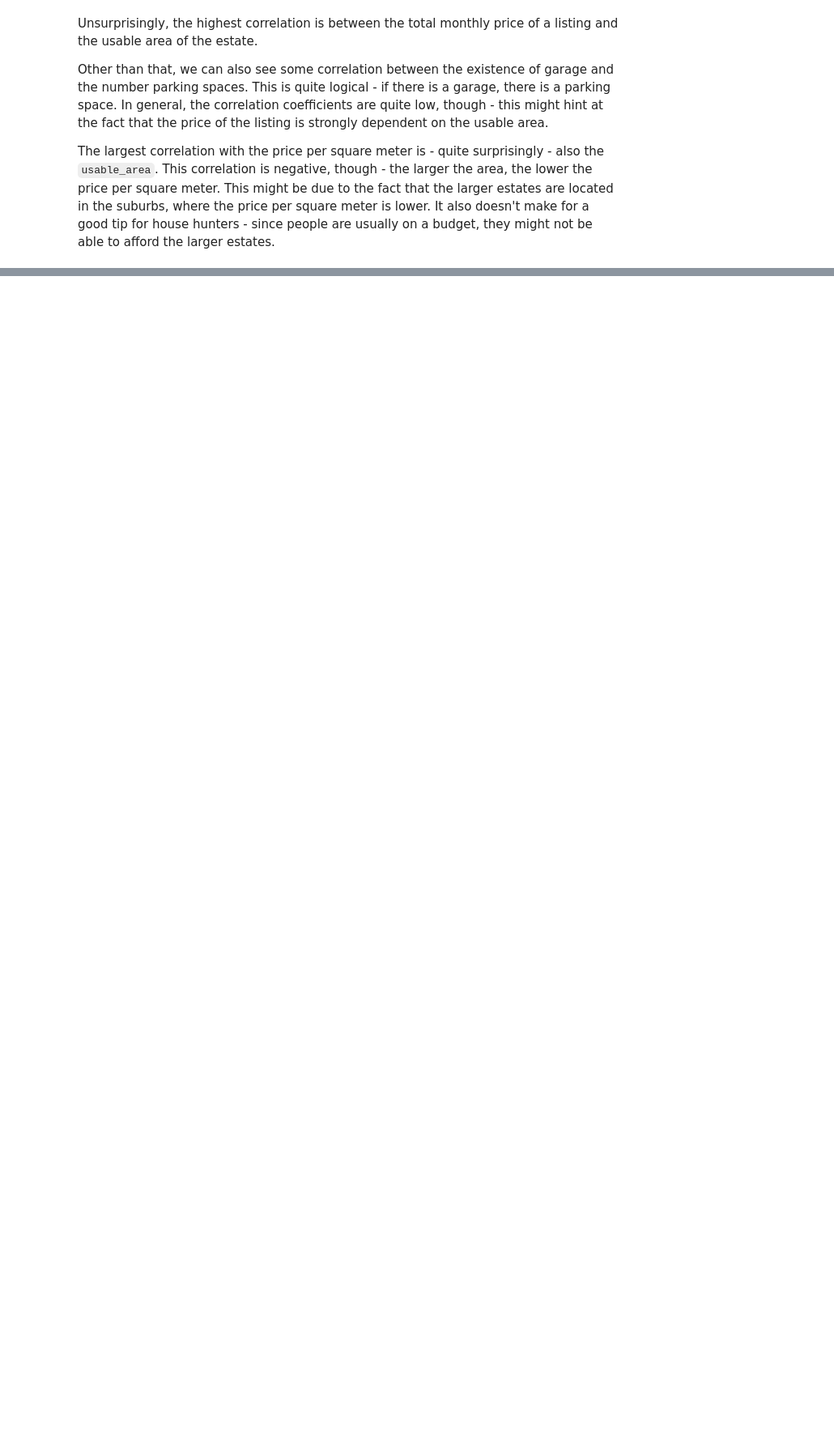
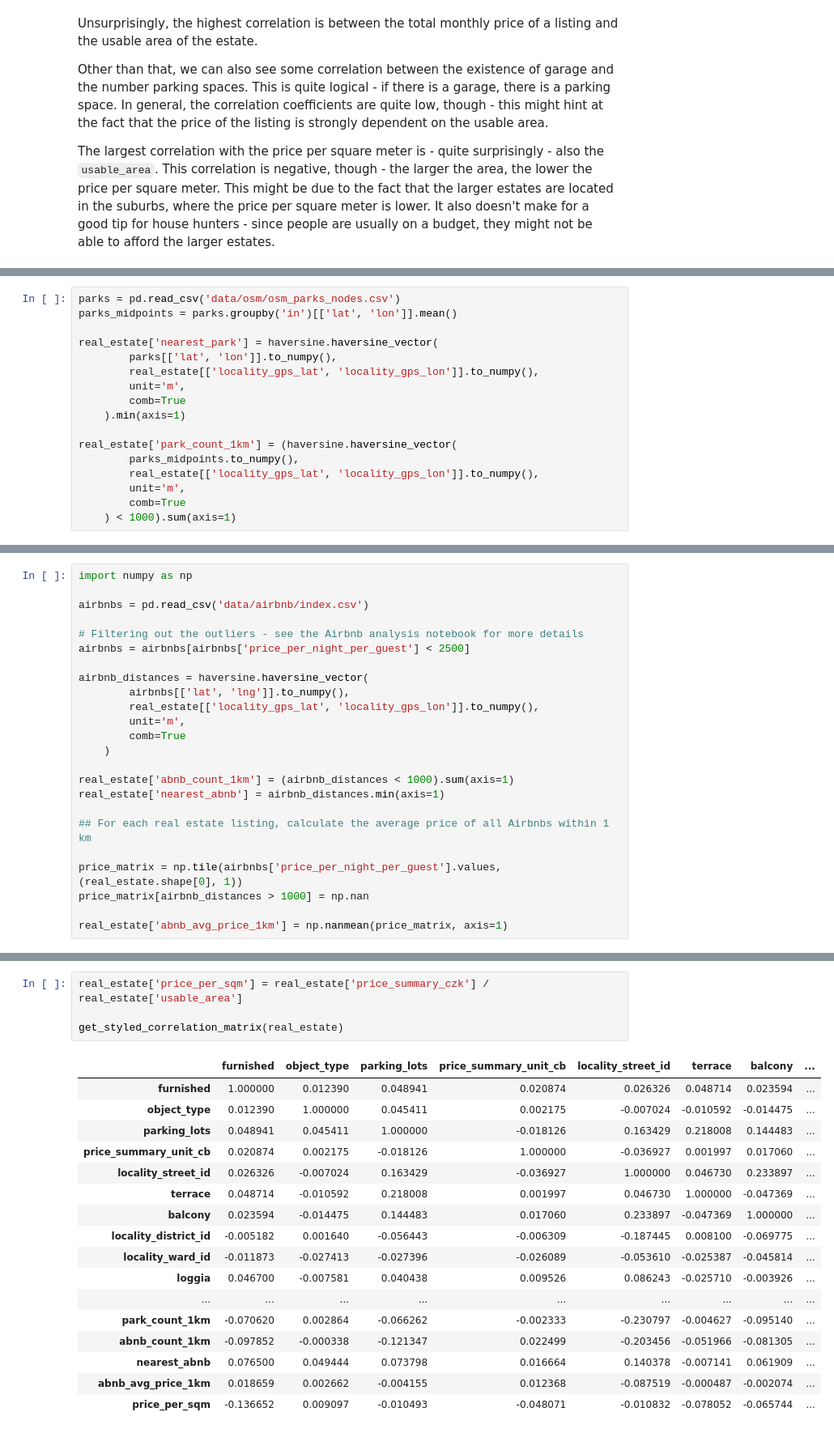
Before and after one commit to barjin/ndbi023-project, a Jupyter notebook: index.ipynb, the cells around one changed output, grey strips where cells are left out. Shown: that part at 81% size. Saved outputs shown, nothing was run; the diff lists cells and outputs as text; blank space fills up the shorter version.

Commit message:
feat: finish the notebook, combine everything together

```diff
--- a/index.ipynb
+++ b/index.ipynb
@@ -325,0 +495,17 @@ The largest correlation with the price per square meter is - quite surprisingly
+# %%
+parks = pd.read_csv('data/osm/osm_parks_nodes.csv')
+parks_midpoints = parks.groupby('in')[['lat', 'lon']].mean()
+
+real_estate['nearest_park'] = haversine.haversine_vector(
+        parks[['lat', 'lon']].to_numpy(),
+        real_estate[['locality_gps_lat', 'locality_gps_lon']].to_numpy(),
+        unit='m',
+        comb=True
+    ).min(axis=1)
+
+real_estate['park_count_1km'] = (haversine.haversine_vector(
+        parks_midpoints.to_numpy(),
+        real_estate[['locality_gps_lat', 'locality_gps_lon']].to_numpy(),
+        unit='m',
+        comb=True
+    ) < 1000).sum(axis=1)
@@ -325,0 +534,24 @@ The largest correlation with the price per square meter is - quite surprisingly
+# %%
+import numpy as np
+
+airbnbs = pd.read_csv('data/airbnb/index.csv')
+
+# Filtering out the outliers - see the Airbnb analysis notebook for more details
+airbnbs = airbnbs[airbnbs['price_per_night_per_guest'] < 2500]
+
+airbnb_distances = haversine.haversine_vector(
+        airbnbs[['lat', 'lng']].to_numpy(),
+        real_estate[['locality_gps_lat', 'locality_gps_lon']].to_numpy(),
+        unit='m',
+        comb=True
+    )
+
+real_estate['abnb_count_1km'] = (airbnb_distances < 1000).sum(axis=1)
+real_estate['nearest_abnb'] = airbnb_distances.min(axis=1)
+
+## For each real estate listing, calculate the average price of all Airbnbs within 1 km
+
+price_matrix = np.tile(airbnbs['price_per_night_per_guest'].values, (real_estate.shape[0], 1))
+price_matrix[airbnb_distances > 1000] = np.nan
+
+real_estate['abnb_avg_price_1km'] = np.nanmean(price_matrix, axis=1)
@@ -325,0 +576,22 @@ The largest correlation with the price per square meter is - quite surprisingly
+# %%
+real_estate['price_per_sqm'] = real_estate['price_summary_czk'] / real_estate['usable_area']
+
+get_styled_correlation_matrix(real_estate)
+# %% [output]
+|  | furnished | object_type | parking_lots | price_summary_unit_cb | locality_street_id | terrace | balcony | ... |
+| furnished | 1.000000 | 0.012390 | 0.048941 | 0.020874 | 0.026326 | 0.048714 | 0.023594 | ... |
+| object_type | 0.012390 | 1.000000 | 0.045411 | 0.002175 | -0.007024 | -0.010592 | -0.014475 | ... |
+| parking_lots | 0.048941 | 0.045411 | 1.000000 | -0.018126 | 0.163429 | 0.218008 | 0.144483 | ... |
+| price_summary_unit_cb | 0.020874 | 0.002175 | -0.018126 | 1.000000 | -0.036927 | 0.001997 | 0.017060 | ... |
+| locality_street_id | 0.026326 | -0.007024 | 0.163429 | -0.036927 | 1.000000 | 0.046730 | 0.233897 | ... |
+| terrace | 0.048714 | -0.010592 | 0.218008 | 0.001997 | 0.046730 | 1.000000 | -0.047369 | ... |
+| balcony | 0.023594 | -0.014475 | 0.144483 | 0.017060 | 0.233897 | -0.047369 | 1.000000 | ... |
+| locality_district_id | -0.005182 | 0.001640 | -0.056443 | -0.006309 | -0.187445 | 0.008100 | -0.069775 | ... |
+| locality_ward_id | -0.011873 | -0.027413 | -0.027396 | -0.026089 | -0.053610 | -0.025387 | -0.045814 | ... |
+| loggia | 0.046700 | -0.007581 | 0.040438 | 0.009526 | 0.086243 | -0.025710 | -0.003926 | ... |
+| ... | ... | ... | ... | ... | ... | ... | ... | ... |
+| park_count_1km | -0.070620 | 0.002864 | -0.066262 | -0.002333 | -0.230797 | -0.004627 | -0.095140 | ... |
+| abnb_count_1km | -0.097852 | -0.000338 | -0.121347 | 0.022499 | -0.203456 | -0.051966 | -0.081305 | ... |
+| nearest_abnb | 0.076500 | 0.049444 | 0.073798 | 0.016664 | 0.140378 | -0.007141 | 0.061909 | ... |
+| abnb_avg_price_1km | 0.018659 | 0.002662 | -0.004155 | 0.012368 | -0.087519 | -0.000487 | -0.002074 | ... |
+| price_per_sqm | -0.136652 | 0.009097 | -0.010493 | -0.048071 | -0.010832 | -0.078052 | -0.065744 | ... |
```
Also changed, not shown: parts of 29 cells of this notebook, 6 other files.
